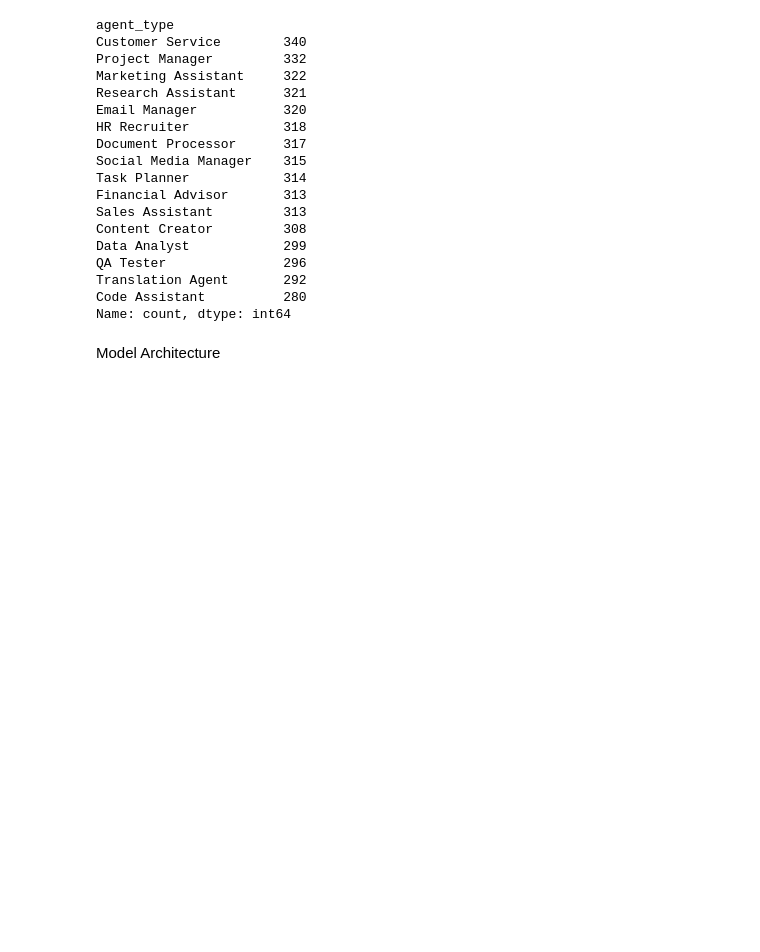
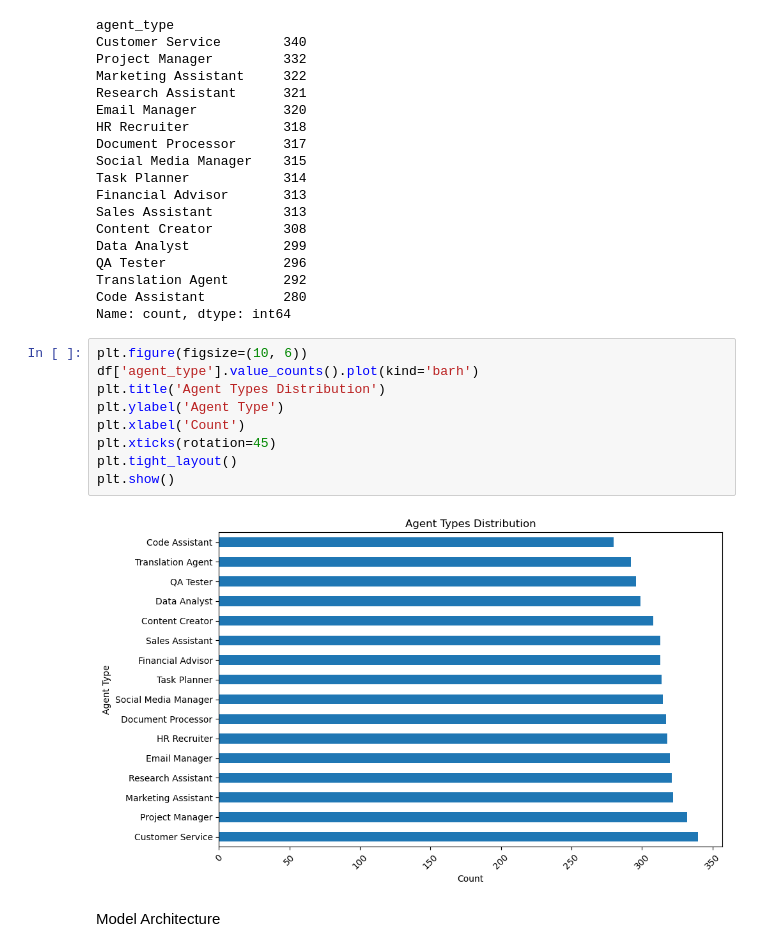
Before and after one commit to EvgenieTiv/DataAnalysisProject, a Jupyter notebook: basic_data_research.ipynb, the cells around one changed output. Drawn from its saved outputs; the diff is of its cells as text; blank space fills up the shorter version.

Commit message:
Added graphs

```diff
--- a/basic_data_research.ipynb
+++ b/basic_data_research.ipynb
@@ -123,6 +123,17 @@ QA Tester               296
 Translation Agent       292
 Code Assistant          280
 Name: count, dtype: int64
+# %%
+plt.figure(figsize=(10, 6))
+df['agent_type'].value_counts().plot(kind='barh')
+plt.title('Agent Types Distribution')
+plt.ylabel('Agent Type')
+plt.xlabel('Count')
+plt.xticks(rotation=45)
+plt.tight_layout()
+plt.show()
+# %% [output]
+[figure, added]
 # %% [markdown]
 Model Architecture
 # %%
```
Also changed, not shown: parts of 27 cells of this notebook.
